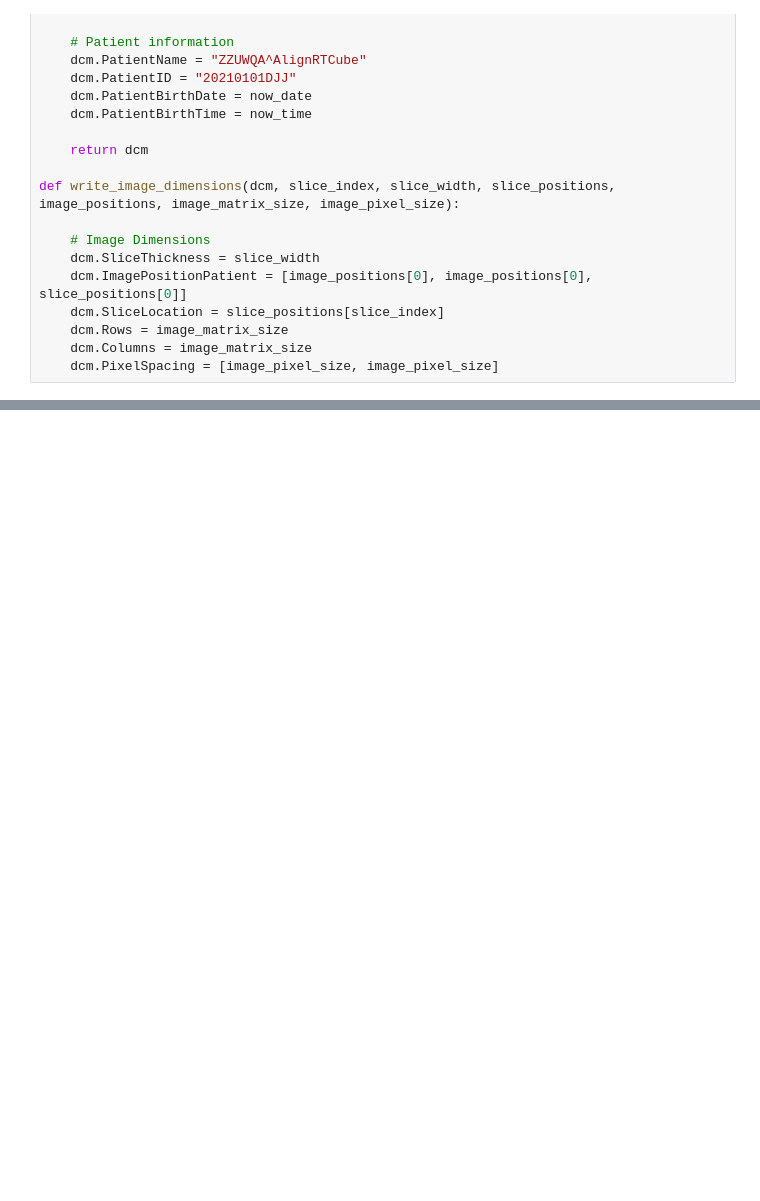
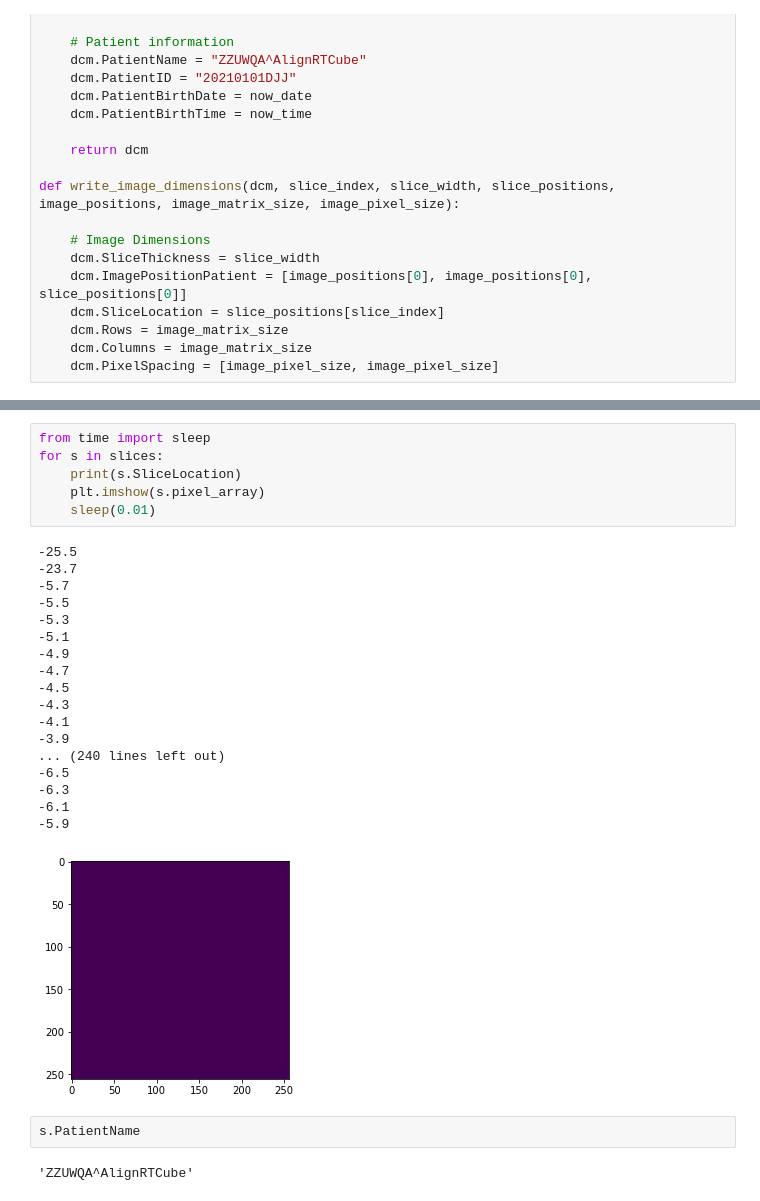
Before and after one commit to djjacqmin/visionrt-cube-dicom, a Jupyter notebook: VisionRT Cube Notebook.ipynb, the cells around one changed output, grey strips where cells are left out. Cells and saved outputs as stored; diff of their text form; blank space fills up the shorter version.

```diff
--- a/VisionRT Cube Notebook.ipynb
+++ b/VisionRT Cube Notebook.ipynb
@@ -290,0 +310,29 @@ array([0.])
+# %%
+from time import sleep
+for s in slices:
+    print(s.SliceLocation)
+    plt.imshow(s.pixel_array)
+    sleep(0.01)
+# %% [output]
+-25.5
+-23.7
+-5.7
+-5.5
+-5.3
+-5.1
+-4.9
+-4.7
+-4.5
+-4.3
+-4.1
+-3.9
+... (240 lines left out)
+-6.5
+-6.3
+-6.1
+-5.9
+[figure, added]
+# %%
+s.PatientName
+# %% [output]
+'ZZUWQA^AlignRTCube'
```
Also changed, not shown: parts of 15 cells of this notebook.
